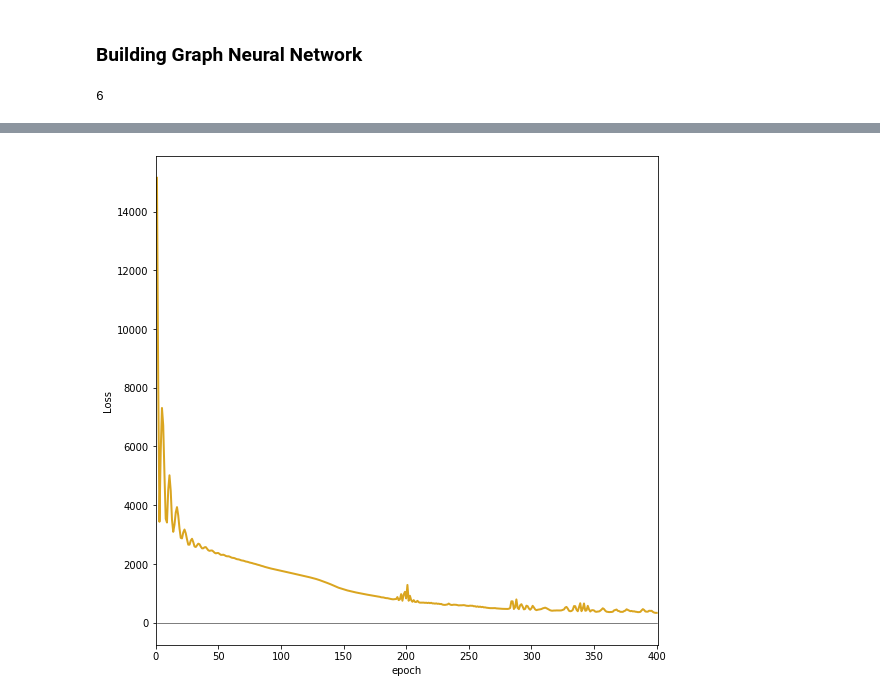
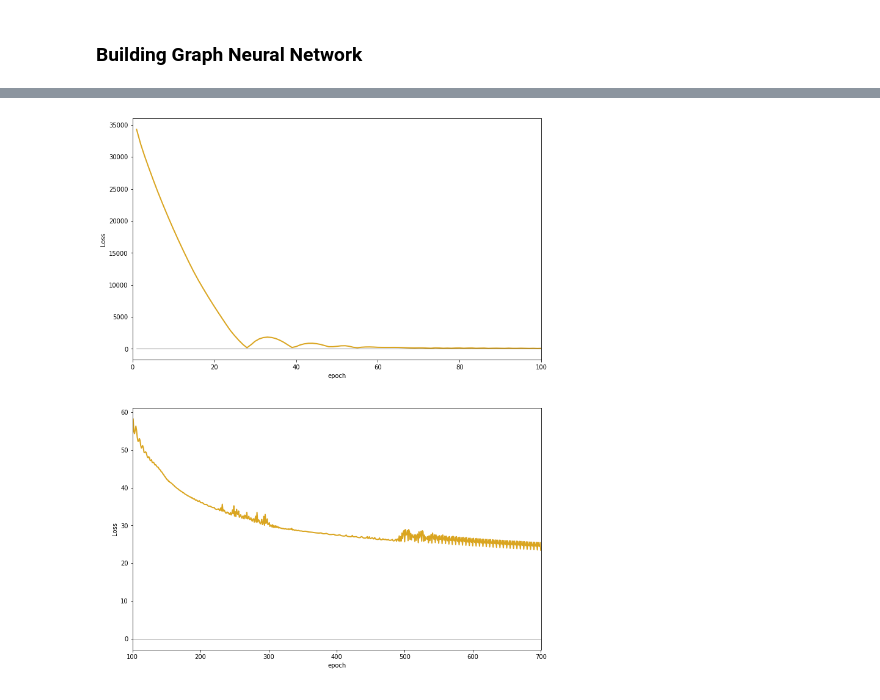
Before and after one commit to antoine-spahr/NTDS, a Jupyter notebook: Project/Machine_Learning.ipynb, the cells around one changed output, grey strips where cells are left out. Cells and saved outputs as stored; diff of their text form; code cells hidden in the pictures.

```diff
--- a/Project/Machine_Learning.ipynb
+++ b/Project/Machine_Learning.ipynb
@@ -40,8 +40,8 @@ Data_path = 'Data/'
 # %%
 # Load similarity matrix
 #file = open(Data_path + 'Adjacency_matrix.pickle','rb')
-#file = open(Data_path + 'Adjacency_matrix_Genre099_CC005.pickle', 'rb')
-file = open(Data_path + 'Adjacency_matrix_G99CCK05.pickle', 'rb')
+#file = open(Data_path + 'Adjacency_matrix_G99CCK05.pickle', 'rb')
+file = open(Data_path + 'Adjacency_matrix_all025.pickle', 'rb')
 adj_mat =  pickle.load(file)
 
 # Generate graph
@@ -56,7 +56,7 @@ labels_df = pd.read_csv(Data_path + 'labels.csv',index_col=0).drop(columns = ['t
 # %% [markdown]
 keep only some features
 # %%
-#features_df = features_df[['budget', 'popularity', 'revenue', 'runtime', 'vote_average', 'vote_count']]
+features_df = features_df[['budget', 'popularity', 'revenue', 'runtime', 'vote_average', 'vote_count']]
 # %% [markdown]
 The labels is whether the movie is nominated for an Oscare or a GoldenGlobes
 # %%
@@ -232,8 +256,10 @@ def evaluate(model, g, features, mask, labels):
         correct = torch.sum(indices == labels)
         acc = correct.item() * 1.0 / len(labels) #not the best metric
         f1 = f1_score(labels, indices)
+        recall = recall_score(labels, indices)
+        precision = precision_score(labels, indices)
 
-        return f1, acc
+        return acc, recall, precision, f1
 # %%
 # check network diameter --> take a lot of time to run
 import networkx as nx
@@ -241,18 +267,18 @@ Gnx = nx.from_numpy_array(adj_mat)
 G_large = max(nx.connected_component_subgraphs(Gnx), key=len)
 #d = nx.diameter(G_large)
 #print(f'diameter : {d}')
-# %% [output]
-6
 # %%
 # Fixed values
 in_feats = tensor_data.shape[1]
 out_feats = 2
 
 # Not relevant parameters
-n_epochs = 400
+n_epochs = 700
 # To tune
 k = 6 # number of hop (how far to look) usually best to use the network diameter (according to paper)
-lr = 5e-5
+lr = 1e-4
+lr2 = 2e-5
+lr3 = 8e-6
 weight_decay = 5e-6
 #p_dropout = 0 # for now not doing it
 
@@ -269,25 +295,41 @@ optimizer = torch.optim.Adam(model.parameters(),
                                                   #weight_decay=weight_decay)
 losses = []
 for epoch in range(n_epochs):
+    # adapt learning rate
+    if epoch == 100:
+        for param_group in optimizer.param_groups:
+            param_group['lr'] = lr2
+    elif epoch == 300:
+        for param_group in optimizer.param_groups:
+            param_group['lr'] = lr3
 
     loss = train(model, G, tensor_data, tensor_labels, train_mask, loss_fcn, optimizer)
     losses.append(loss.item())
-    f1, acc = evaluate(model, G, tensor_data, val_mask, tensor_labels)
+    acc, recall, precision, f1 = evaluate(model, G, tensor_data, val_mask, tensor_labels)
 
     if (1+epoch)%10 == 0:
-        print(f"Epoch {epoch+1} | Train Loss {loss.item():.3f} | Val f1 {f1:.4%} | Val Accuracy {acc:.4%}")
+        print(f"Epoch {epoch+1} | Train Loss {loss.item():.3f} |", \
+                f"Val Accuracy {acc:.4%} | Val recall  {recall:.4%} |", \
+                f" Val  precision {precision:.4%} | Val f1 {f1:.4%} |")
 
-#print()
-#f1, acc = evaluate(model, G, tensor_feat, test_mask, tensor_labels)
-#print("Test Accuracy {:.4%}".format(acc))
+print()
+acc, recall, precision, f1 = evaluate(model, G, tensor_data, test_mask, tensor_labels)
+print(f"Test \n \t|---- Accuracy {acc:.4%} \n \t|---- Recall {recall:.4%} \n \t|---- Precision {precision:.4%} \n \t|---- F1-score {f1:.4%}")
 
 # Plot the loss
-fig, ax = plt.subplots(1,1,figsize=(9,9))
+fig, axs = plt.subplots(2,1,figsize=(12,16))
 ep = np.arange(1,n_epochs+1,1)
-ax.plot(ep, losses, color='Goldenrod', linewidth=2)
-ax.plot(ep, np.zeros(ep.shape), color='black', linewidth=0.5)
-ax.set_xlim([0,n_epochs+1])
-ax.set_xlabel('epoch')
-ax.set_ylabel('Loss')
+axs[0].plot(ep[0:100], losses[0:100], color='Goldenrod', linewidth=2)
+axs[0].plot(ep, np.zeros(ep.shape), color='black', linewidth=0.5)
+axs[0].set_xlim([0,100])
+axs[0].set_xlabel('epoch')
+axs[0].set_ylabel('Loss')
+
+axs[1].plot(ep[100:], losses[100:], color='Goldenrod', linewidth=2)
+axs[1].plot(ep, np.zeros(ep.shape), color='black', linewidth=0.5)
+axs[1].set_xlim([100,n_epochs+1])
+axs[1].set_xlabel('epoch')
+axs[1].set_ylabel('Loss')
+
 plt.show()
 # %% [output]
@@ -311 +353 @@ Epoch 400 | Train Loss 330.754 | Val f1 39.1699% | Val Accuracy 51.1967%
-[figure, old version]
+[figure, new version]
```
Also changed, not shown: parts of 6 cells of this notebook.
